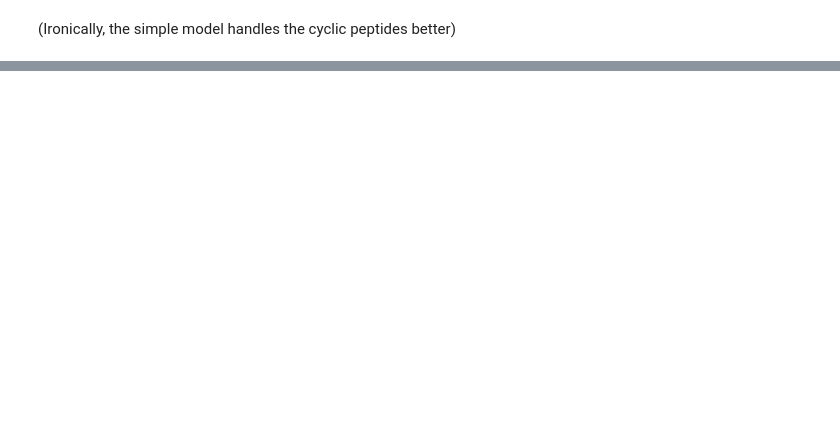
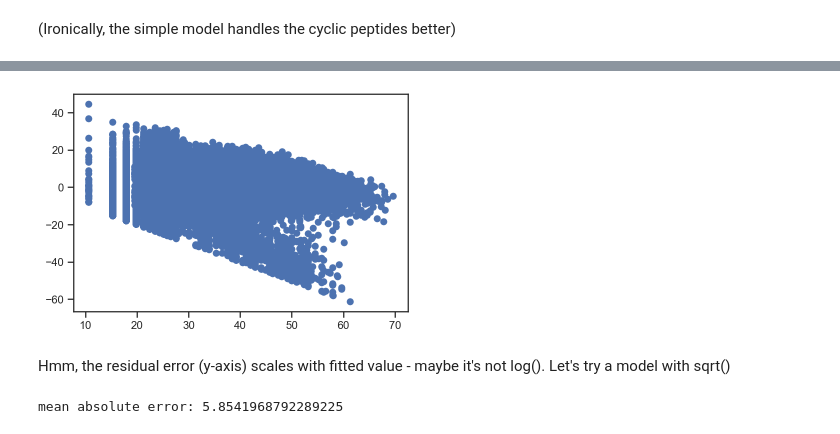
Before and after one commit to ghutchis/molecular-entropies, a Jupyter notebook: conf-analysis.ipynb, the cells around one changed output, grey strips where cells are left out. Drawn from its saved outputs; the diff is of its cells as text; code cells hidden in the pictures; blank space fills up the shorter version.

```diff
--- a/conf-analysis.ipynb
+++ b/conf-analysis.ipynb
@@ -333,0 +380,11 @@ print(mean_absolute_error(df2['ConfEntropy'], lm4.predict(df2)))
+# %%
+res_plot = plt.scatter(lm4.fittedvalues, lm4.resid)
+# %% [output]
+[figure, added]
+# %% [markdown]
+Hmm, the residual error (y-axis) scales with fitted value - maybe it's not log(). Let's try a model with sqrt()
+# %%
+lm6 = ols('ConfEntropy~np.sqrt(NumRotors)+np.sqrt(NumMethyl)', df).fit()
+print('mean absolute error:', mean_absolute_error(df['ConfEntropy'], lm6.fittedvalues))
+# %% [output]
+mean absolute error: 5.8541968792289225
```
Also changed, not shown: parts of 33 cells of this notebook, 21 other files.
